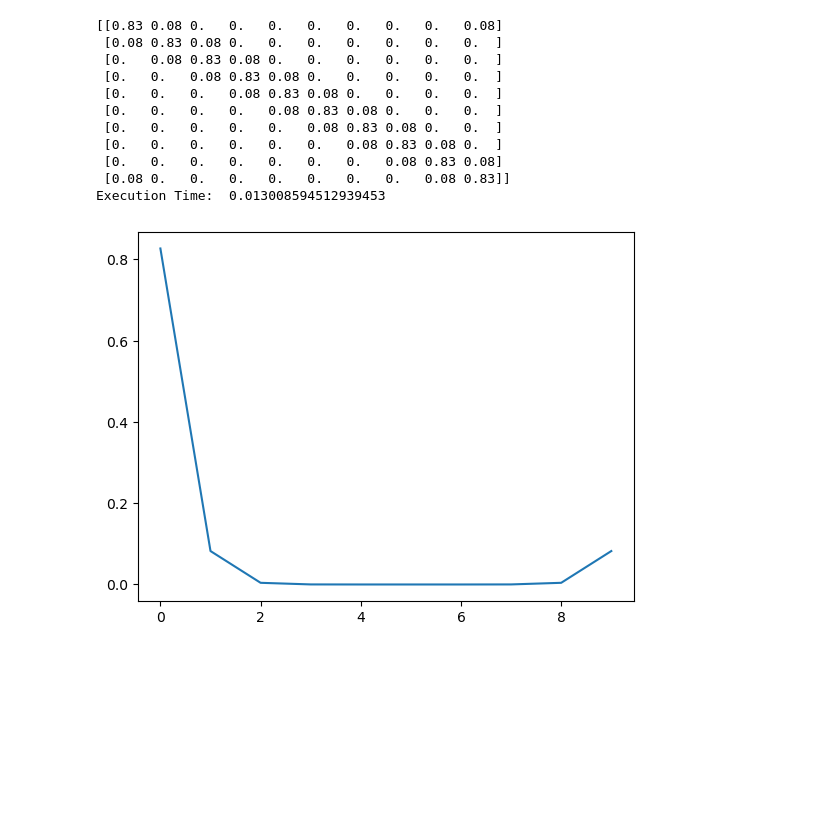
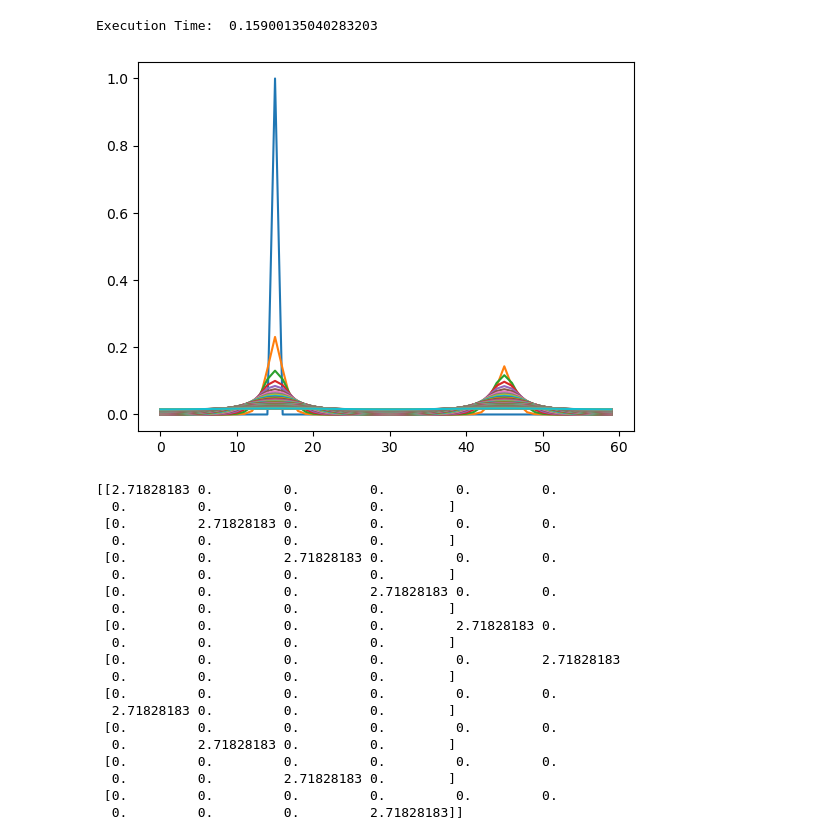
Before and after one commit to JaimePSantos/DynamicRandomWalks, a Jupyter notebook: ClassicalWalks/ContinuousTime/ContinuousTimeRandomWalk.ipynb, the cells around one changed output. Drawn from its saved outputs; the diff is of its cells as text; code cells hidden in the pictures; blank space fills up the shorter version.

```diff
--- a/ClassicalWalks/ContinuousTime/ContinuousTimeRandomWalk.ipynb
+++ b/ClassicalWalks/ContinuousTime/ContinuousTimeRandomWalk.ipynb
@@ -33,8 +33,8 @@ def probability_distribution(L, init, t):
 
 # Parameters
 gamma = 1.0  # Transition rate
-n = 10
-G = nx.cycle_graph(n)
+n = 30
+G = nx.circular_ladder_graph(n)
 D = np.diag(list(dict(G.degree()).values()))
 A = nx.to_numpy_array(G)
 L = -gamma * (D - A)
@@ -46,12 +46,12 @@ tl = 72
 # Timing the execution
 start_time = time.time()
 
-# for t in np.linspace(0, tl, 100):
-#     p_t = probability_distribution(L, init, t)
-#     plt.plot(list(p_t))
-p_t = probability_distribution(L, init, 1)
+for t in np.linspace(0, tl, 100):
+    p_t = probability_distribution(L, init, t)
+    plt.plot(list(p_t))
+# p_t = probability_distribution(L, init, 1)
 # print(p_t.round(5))
-plt.plot(list(p_t))
+# plt.plot(list(p_t))
 # plt.xlim(200,300)
 # Print execution time
 print("Execution Time: ", time.time() - start_time)
@@ -61,46 +61,59 @@ Execution Time:  0.015008687973022461
 # %%
 from scipy.linalg import eigh
 import matplotlib.pyplot as plt
 import time
 
 # Eigenvalue decomposition
 eigenvalues, eigenvectors = eigh(L)
 
 # Efficient transition matrix computation
 def efficient_transition_matrix(eigenvalues, eigenvectors, t):
     D_t = np.diag(np.exp(eigenvalues * t))
     return eigenvectors @ D_t @ np.linalg.inv(eigenvectors)
 
 # Timing the execution
 start_time = time.time()
 
-# for t in np.linspace(0, tl, 100):
-#     M_t_efficient = efficient_transition_matrix(eigenvalues, eigenvectors, t)
-#     p0 = np.zeros(len(L))
-#     p0[n // 2] = 1
-#     p_t = np.dot(M_t_efficient, p0)
-#     plt.plot(p_t)
+for t in np.linspace(0, tl, 100):
+    M_t_efficient = efficient_transition_matrix(eigenvalues, eigenvectors, t)
+    p0 = np.zeros(len(L))
+    p0[n // 2] = 1
+    p_t = np.dot(M_t_efficient, p0)
+    plt.plot(p_t)
 
 
-M_t_efficient = efficient_transition_matrix(eigenvalues, eigenvectors, 0.1)
-print(M_t_efficient.round(2))
-p0 = np.zeros(len(L))
-# p0[n // 2] = 1
-p0[0] = 1
-p_t = np.dot(M_t_efficient, p0)
-plt.plot(p_t)
-# Print execution time
+# M_t_efficient = efficient_transition_matrix(eigenvalues, eigenvectors, 0.1)
+# print(M_t_efficient.round(2))
+# p0 = np.zeros(len(L))
+# # p0[n // 2] = 1
+# p0[0] = 1
+# p_t = np.dot(M_t_efficient, p0)
+# plt.plot(p_t)
+# # Print execution time
 print("Execution Time: ", time.time() - start_time)
 # %% [output]
-[[0.83 0.08 0.   0.   0.   0.   0.   0.   0.   0.08]
- [0.08 0.83 0.08 0.   0.   0.   0.   0.   0.   0.  ]
- [0.   0.08 0.83 0.08 0.   0.   0.   0.   0.   0.  ]
- [0.   0.   0.08 0.83 0.08 0.   0.   0.   0.   0.  ]
- [0.   0.   0.   0.08 0.83 0.08 0.   0.   0.   0.  ]
- [0.   0.   0.   0.   0.08 0.83 0.08 0.   0.   0.  ]
- [0.   0.   0.   0.   0.   0.08 0.83 0.08 0.   0.  ]
- [0.   0.   0.   0.   0.   0.   0.08 0.83 0.08 0.  ]
- [0.   0.   0.   0.   0.   0.   0.   0.08 0.83 0.08]
- [0.08 0.   0.   0.   0.   0.   0.   0.   0.08 0.83]]
-Execution Time:  0.013008594512939453
+Execution Time:  0.15900135040283203
-[figure, old version]
+[figure, new version]
+# %%
+print(expm(np.eye(10)))
+# %% [output]
+[[2.71828183 0.         0.         0.         0.         0.
+  0.         0.         0.         0.        ]
+ [0.         2.71828183 0.         0.         0.         0.
+  0.         0.         0.         0.        ]
+ [0.         0.         2.71828183 0.         0.         0.
+  0.         0.         0.         0.        ]
+ [0.         0.         0.         2.71828183 0.         0.
+  0.         0.         0.         0.        ]
+ [0.         0.         0.         0.         2.71828183 0.
+  0.         0.         0.         0.        ]
+ [0.         0.         0.         0.         0.         2.71828183
+  0.         0.         0.         0.        ]
+ [0.         0.         0.         0.         0.         0.
+  2.71828183 0.         0.         0.        ]
+ [0.         0.         0.         0.         0.         0.
+  0.         2.71828183 0.         0.        ]
+ [0.         0.         0.         0.         0.         0.
+  0.         0.         2.71828183 0.        ]
+ [0.         0.         0.         0.         0.         0.
+  0.         0.         0.         2.71828183]]
```
Also changed, not shown: parts of 1 cell of this notebook, 11 other files.
